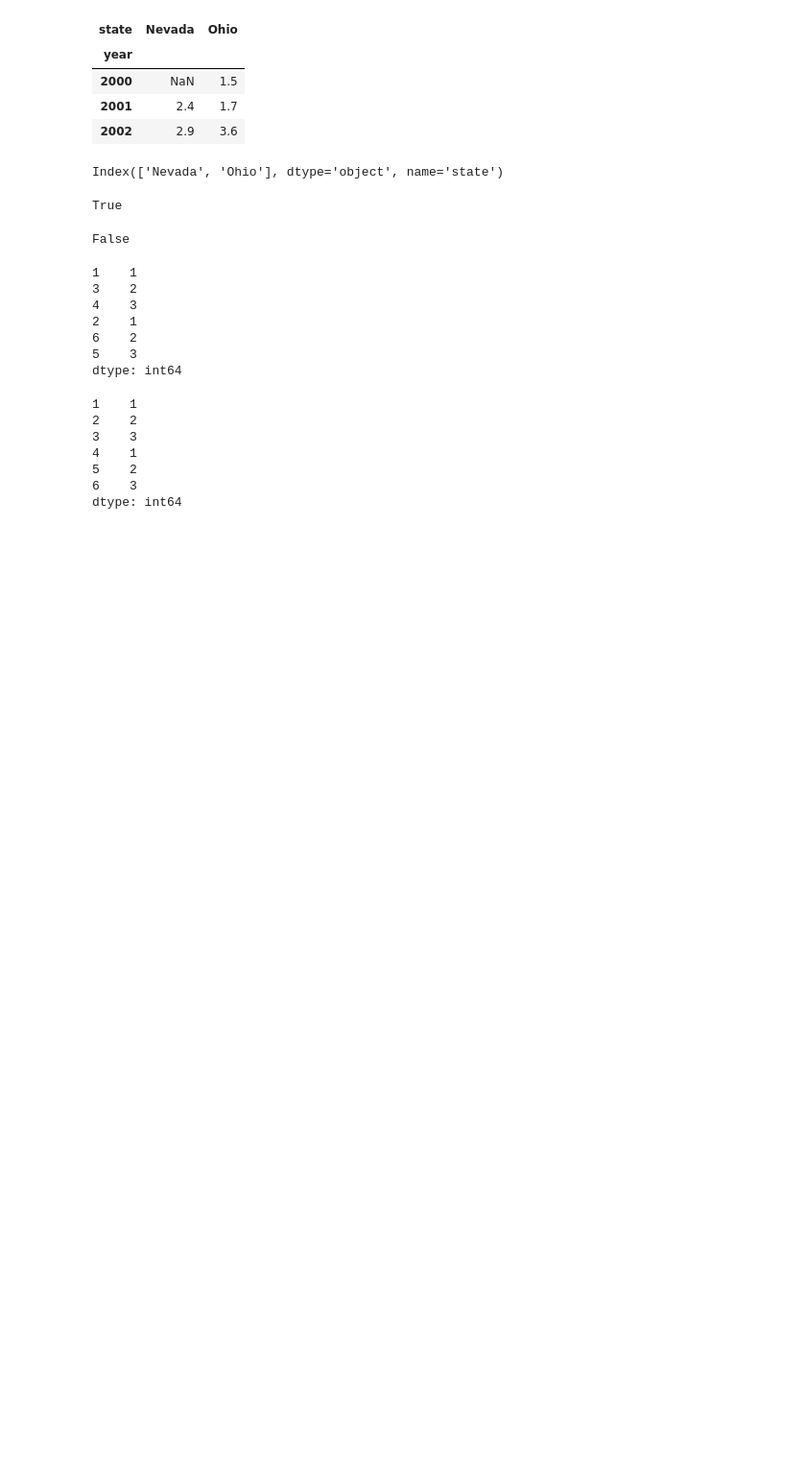
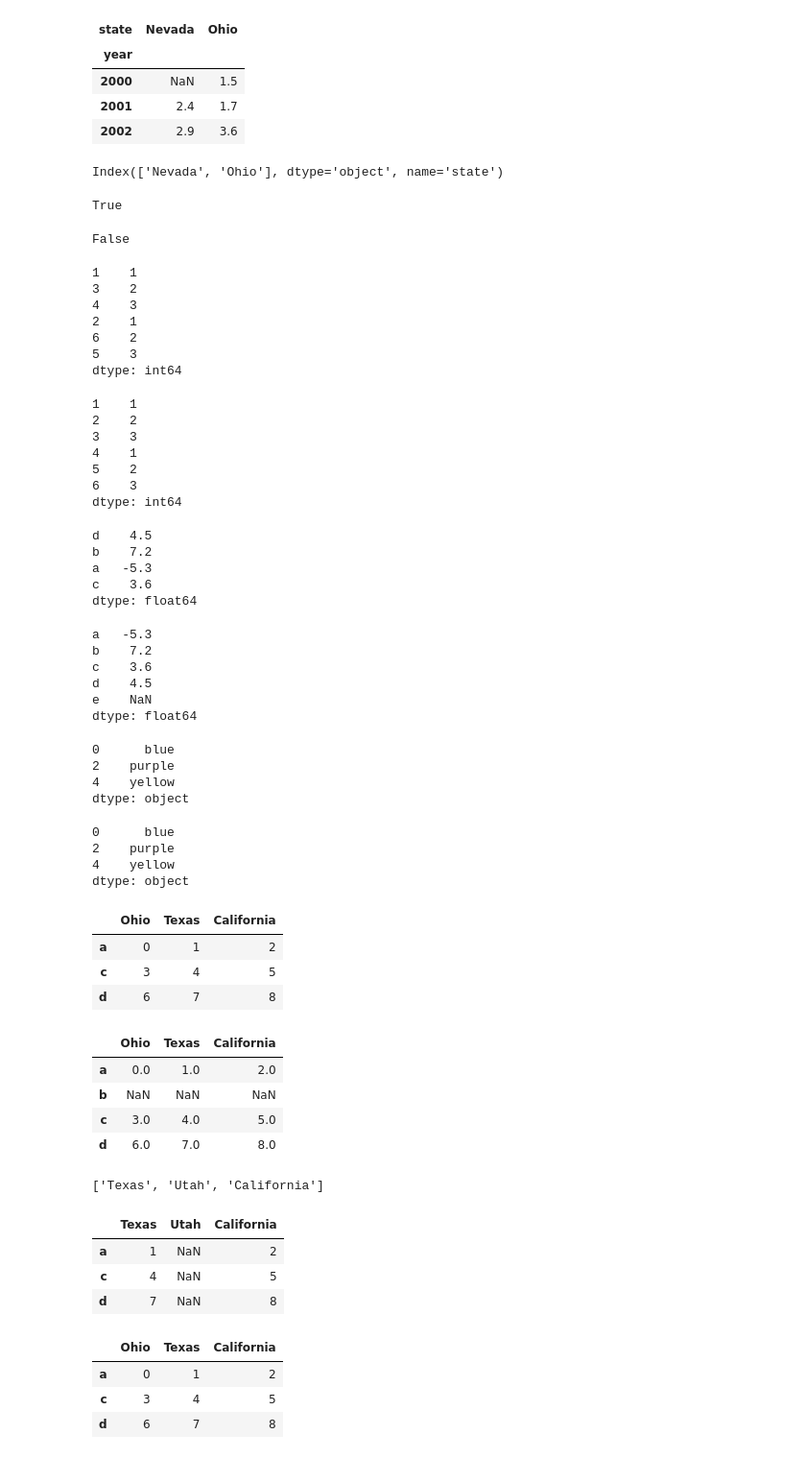
Before and after one commit to Kaiquenakao/Pandas, a Jupyter notebook: Estrutura_dados_pandas.ipynb, the cells around one changed output. Shown at 96% size. Cells and saved outputs as stored; diff of their text form; code cells hidden in the pictures; blank space fills up the shorter version.

Commit message:
Reindexação

```diff
--- a/Estrutura_dados_pandas.ipynb
+++ b/Estrutura_dados_pandas.ipynb
@@ -520,0 +524,71 @@ dtype: int64
+# %%
+obj = pd.Series([4.5, 7.2, -5.3, 3.6], index=['d', 'b', 'a', 'c'])
+obj
+# %% [output]
+d    4.5
+b    7.2
+a   -5.3
+c    3.6
+dtype: float64
+# %%
+obj2 = obj.reindex(['a', 'b', 'c', 'd', 'e'])
+obj2
+# %% [output]
+a   -5.3
+b    7.2
+c    3.6
+d    4.5
+e    NaN
+dtype: float64
+# %%
+obj3 = pd.Series(['blue', 'purple', 'yellow'], index=[0, 2, 4])
+obj3
+# %% [output]
+0      blue
+2    purple
+4    yellow
+dtype: object
+# %%
+obj3.reindex(range(6),method='ffill')
+obj3
+# %% [output]
+0      blue
+2    purple
+4    yellow
+dtype: object
+# %%
+frame = pd.DataFrame(np.arange(9).reshape((3, 3)), index=['a', 'c', 'd'], columns=['Ohio', 'Texas', 'California'])
+frame
+# %% [output]
+|  | Ohio | Texas | California |
+| a | 0 | 1 | 2 |
+| c | 3 | 4 | 5 |
+| d | 6 | 7 | 8 |
+# %%
+frame2 = frame.reindex(['a', 'b', 'c', 'd'])
+frame2
+# %% [output]
+|  | Ohio | Texas | California |
+| a | 0.0 | 1.0 | 2.0 |
+| b | NaN | NaN | NaN |
+| c | 3.0 | 4.0 | 5.0 |
+| d | 6.0 | 7.0 | 8.0 |
+# %%
+states = ['Texas', 'Utah', 'California']
+states
+# %% [output]
+['Texas', 'Utah', 'California']
+# %%
+frame.reindex(columns=states) # Funciona com colunas o reindex
+# %% [output]
+|  | Texas | Utah | California |
+| a | 1 | NaN | 2 |
+| c | 4 | NaN | 5 |
+| d | 7 | NaN | 8 |
+# %%
+frame # não muda
+# %% [output]
+|  | Ohio | Texas | California |
+| a | 0 | 1 | 2 |
+| c | 3 | 4 | 5 |
+| d | 6 | 7 | 8 |
```
Also changed, not shown: parts of 4 cells of this notebook.
